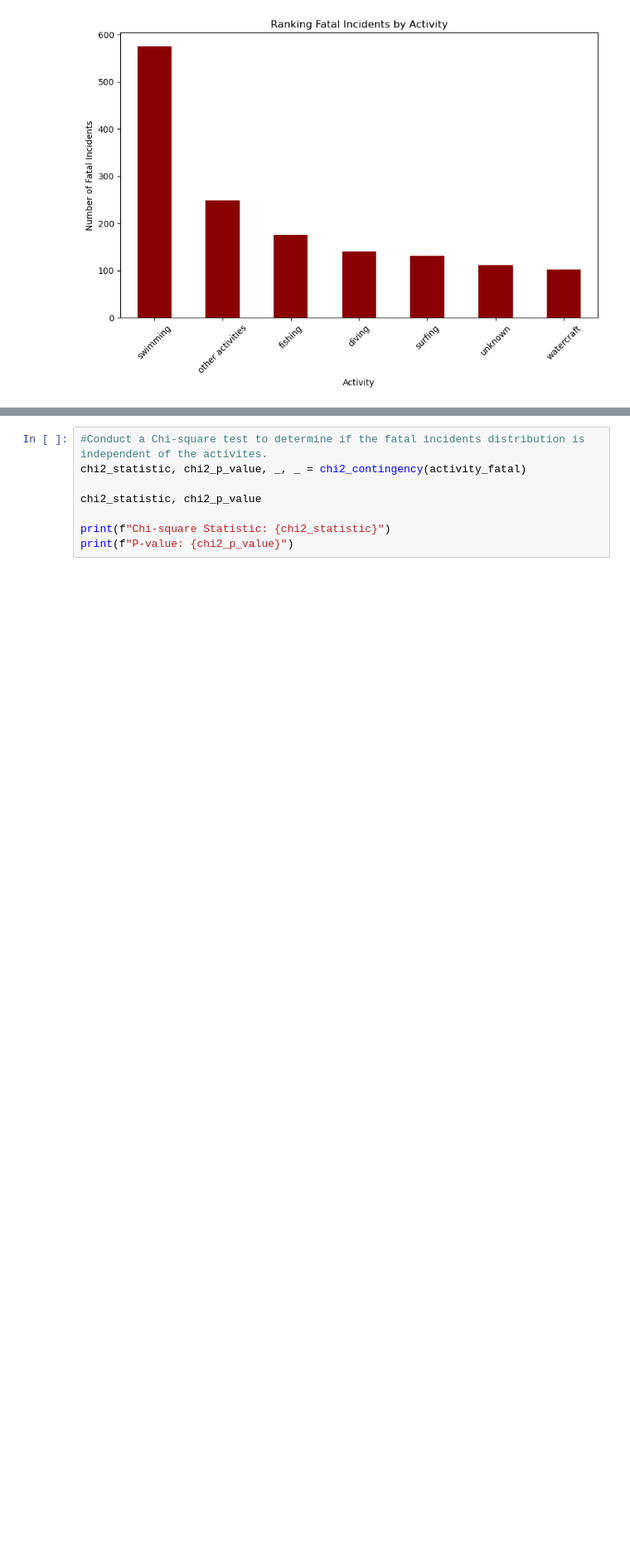
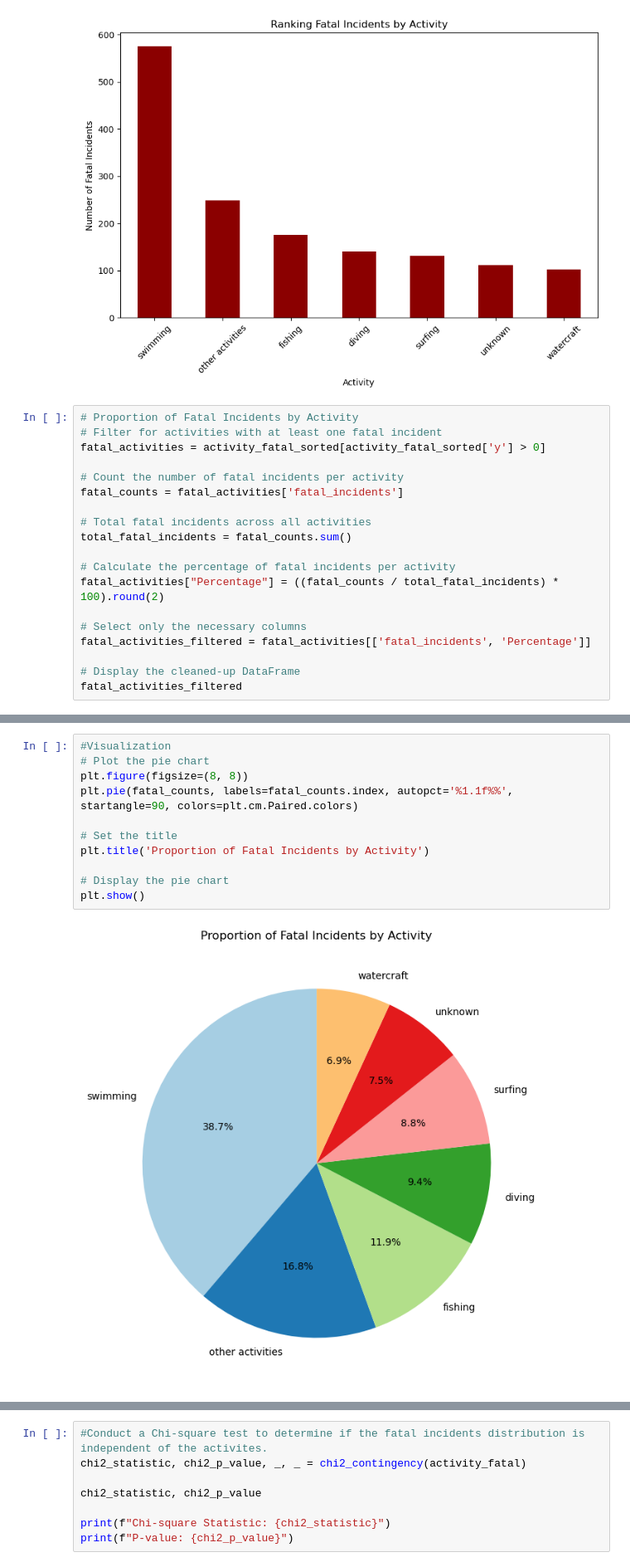
Before and after one commit to Aminmoh9/SharkAttack_Project, a Jupyter notebook: main.ipynb, the cells around one changed output, grey strips where cells are left out. Shown at 83% size. Cells and saved outputs as stored; diff of their text form; blank space fills up the shorter version.

```diff
--- a/main.ipynb
+++ b/main.ipynb
@@ -365,3 +367,22 @@ plt.xticks(rotation=45)
 plt.show()
 # %% [output]
 [figure]
+# %%
+# Proportion of Fatal Incidents by Activity
+# Filter for activities with at least one fatal incident
+fatal_activities = activity_fatal_sorted[activity_fatal_sorted['y'] > 0]
+
+# Count the number of fatal incidents per activity
+fatal_counts = fatal_activities['fatal_incidents']
+
+# Total fatal incidents across all activities
+total_fatal_incidents = fatal_counts.sum()
+
+# Calculate the percentage of fatal incidents per activity
+fatal_activities["Percentage"] = ((fatal_counts / total_fatal_incidents) * 100).round(2)
+
+# Select only the necessary columns
+fatal_activities_filtered = fatal_activities[['fatal_incidents', 'Percentage']]
+
+# Display the cleaned-up DataFrame
+fatal_activities_filtered
@@ -367,0 +399,13 @@ plt.show()
+# %%
+#Visualization
+# Plot the pie chart
+plt.figure(figsize=(8, 8))
+plt.pie(fatal_counts, labels=fatal_counts.index, autopct='%1.1f%%', startangle=90, colors=plt.cm.Paired.colors)
+
+# Set the title
+plt.title('Proportion of Fatal Incidents by Activity')
+
+# Display the pie chart
+plt.show()
+# %% [output]
+[figure, added]
```
Also changed, not shown: parts of 13 cells of this notebook.
